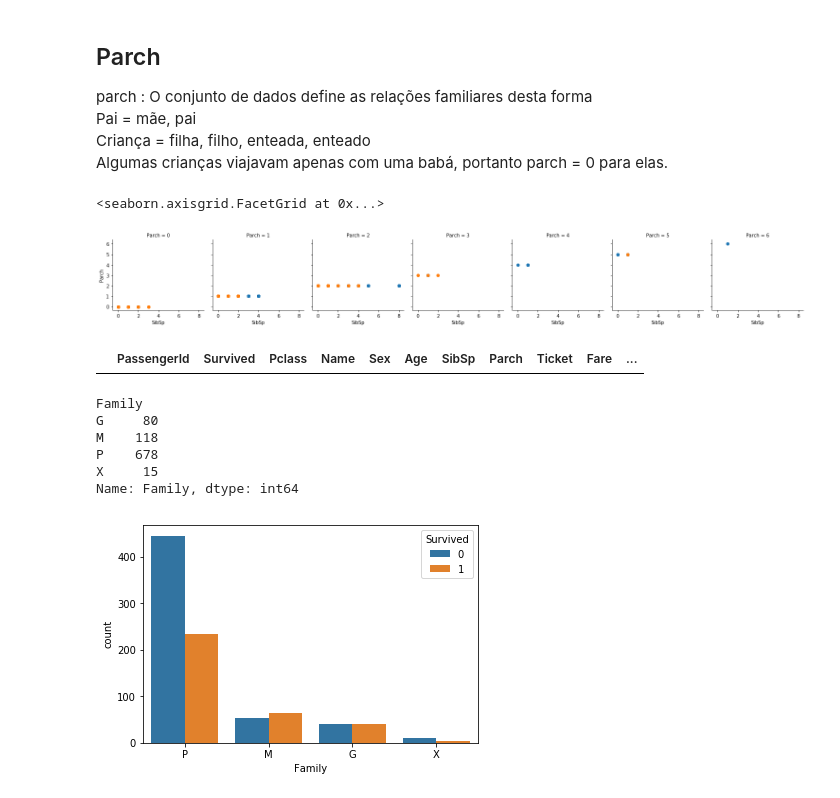
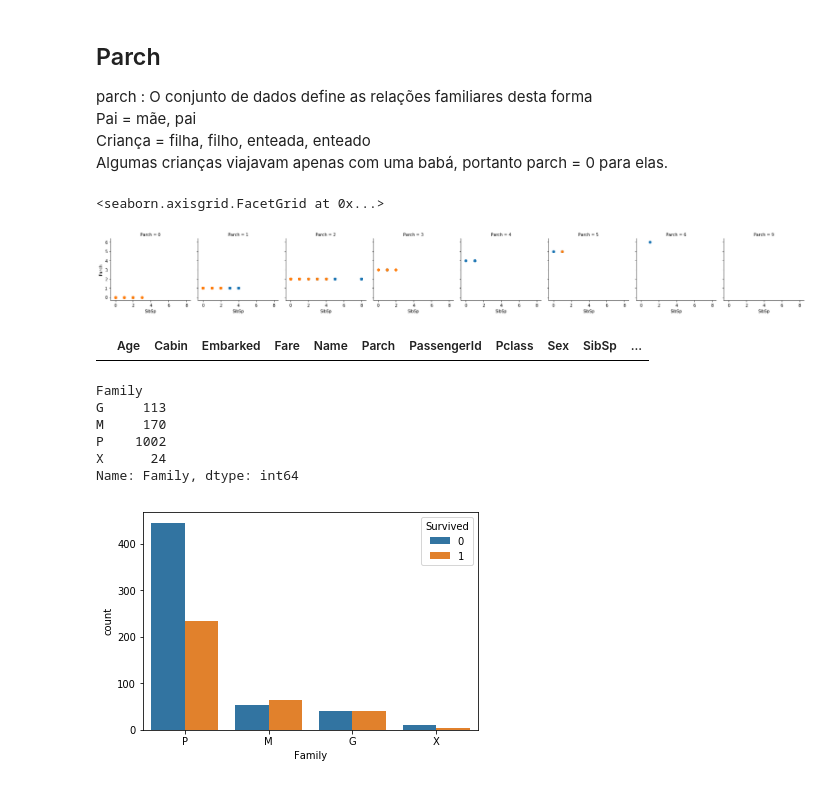
Before and after one commit to Pantoja87/Titanic-Disaster, a Jupyter notebook: TITANIC.ipynb, the cells around one changed output. Cells and saved outputs as stored; diff of their text form; code cells hidden in the pictures.

```diff
--- a/TITANIC.ipynb
+++ b/TITANIC.ipynb
@@ -423,6 +429,6 @@ W         13
 Name: Feature_Cabin, dtype: int64
 # %%
-train_csv.Cabin[train_csv.Cabin.isna()] = 'Uknow'
+titanic.Cabin[titanic.Cabin.isna()] = 'Uknow'
 
-train_csv.head()
+titanic.head()
 # %% [output]
@@ -460,3 +465,5 @@ train_csv.Embarked[train_csv.Embarked.isna()] = mode
 # %% [output]
 0    S
 dtype: object
+# %%
+titanic.loc[titanic.Embarked.isna(),'Embarked'] = 'S'
@@ -504,8 +530,8 @@ from sklearn import preprocessing
 scaler = preprocessing.MinMaxScaler(feature_range=(0,1))
 
 # fit and transform in one step
-train_csv['Norm_Age'] = scaler.fit_transform(train_csv[['Age']])
-train_csv['Norm_Fare'] = scaler.fit_transform(train_csv[['Fare']])
+titanic['Norm_Age'] = scaler.fit_transform(titanic[['Age']])
+titanic['Norm_Fare'] = scaler.fit_transform(titanic[['Fare']])
 # %%
 ax = sns.scatterplot(x="Age", y="Fare", hue='Survived', data=train_csv)
 # %% [output]
@@ -527,13 +553,13 @@ Rare  max 70.0
 # %% [markdown]
 ## Age, Discretização
 # %%
-train_csv.loc[train_csv.Age  <  10,'Faixa_Age'] = 'Criança'
+titanic.loc[titanic.Age  <  10,'Faixa_Age'] = 'Criança'
 
-train_csv.loc[(train_csv.Age >= 10) & (train_csv.Age < 25),'Faixa_Age']  = 'Jovem'
+titanic.loc[(titanic.Age >= 10) & (titanic.Age < 25),'Faixa_Age']  = 'Jovem'
 
-train_csv.loc[(train_csv.Age >= 25) & (train_csv.Age < 31),'Faixa_Age']  = 'Adulto'
+titanic.loc[(titanic.Age >= 25) & (titanic.Age < 31),'Faixa_Age']  = 'Adulto'
 
-train_csv.loc[(train_csv.Age >= 31) & (train_csv.Age < 45),'Faixa_Age']  = 'Experiente'
+titanic.loc[(titanic.Age >= 31) & (titanic.Age < 45),'Faixa_Age']  = 'Experiente'
 
-train_csv.loc[train_csv.Age  >= 45 ,'Faixa_Age'] = 'Senior'
+titanic.loc[titanic.Age  >= 45 ,'Faixa_Age'] = 'Senior'
 # %%
@@ -598,9 +603,9 @@ Pai = mãe, pai
 Criança = filha, filho, enteada, enteado
 Algumas crianças viajavam apenas com uma babá, portanto parch = 0 para elas.
 # %%
-g = sns.FacetGrid (train_csv, col = "Parch", hue='Survived')
+g = sns.FacetGrid (titanic, col = "Parch", hue='Survived')
 g.map (plt.scatter, "SibSp",'Parch')
 # %% [output]
 <seaborn.axisgrid.FacetGrid at 0x...>
-[figure, old version]
+[figure, new version]
 # %%
@@ -611,14 +616,14 @@ train_csv.loc[(train_csv.Parch>=3),'Family']= 'X'
 # %%
-train_csv[train_csv.Family.isna()]
+titanic[titanic.Family.isna()]
 # %% [output]
-|  | PassengerId | Survived | Pclass | Name | Sex | Age | SibSp | Parch | Ticket | Fare | ... |
+|  | Age | Cabin | Embarked | Fare | Name | Parch | PassengerId | Pclass | Sex | SibSp | ... |
 # %%
-train_csv.groupby('Family').Family.count()
+titanic.groupby('Family').Family.count()
 # %% [output]
 Family
-G     80
-M    118
-P    678
-X     15
+G     113
+M     170
+P    1002
+X      24
 Name: Family, dtype: int64
 # %%
```
Also changed, not shown: parts of 97 cells of this notebook.
